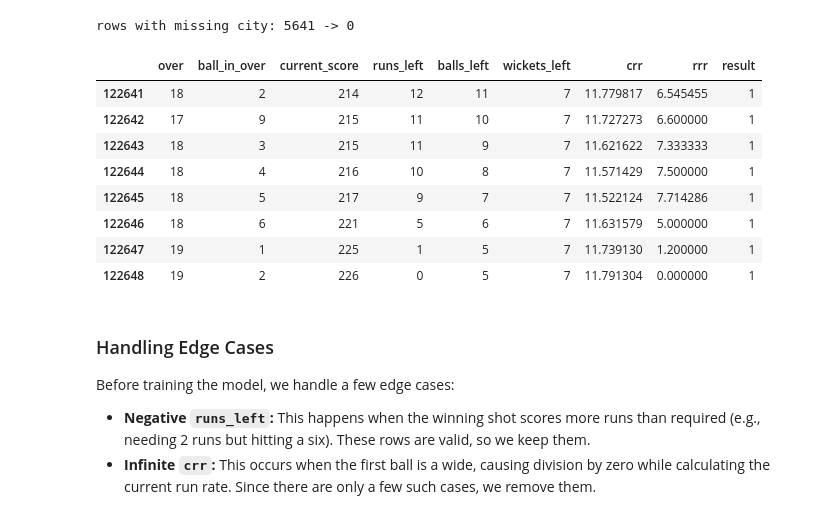
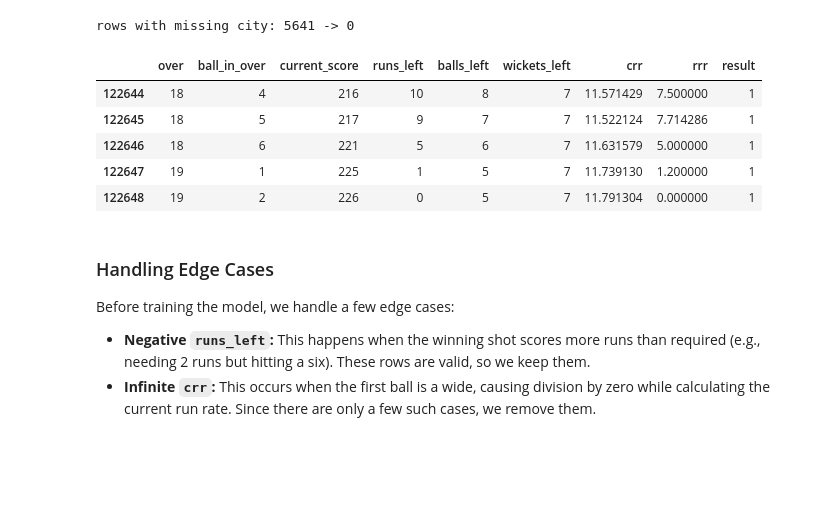
Before and after one commit to AyushGautam5/IPL_Win_Probability_Predictor, a Jupyter notebook: ipl_win_probability.ipynb, the cells around one changed output. Saved outputs shown, nothing was run; the diff lists cells and outputs as text; code cells hidden in the pictures; blank space fills up the shorter version.

```diff
--- a/ipl_win_probability.ipynb
+++ b/ipl_win_probability.ipynb
@@ -227,35 +227,32 @@ rows with missing city: 5641 -> 0
 # %%
 # --- current_score & runs_left ---
 second_innings['current_score'] = second_innings.groupby('match_id')['total_runs'].cumsum()
 second_innings['runs_left'] = second_innings['target'] - second_innings['current_score']
 
 # a delivery only counts against the 120-ball quota if it's neither a wide nor a no-ball
 second_innings['is_legal_ball'] = ((second_innings['wides'] == 0) & (second_innings['noballs'] == 0)).astype(int)
 second_innings['legal_balls_bowled'] = second_innings.groupby('match_id')['is_legal_ball'].cumsum()
 second_innings['balls_left'] = 120 - second_innings['legal_balls_bowled']
 
 # --- wickets_left ---
 second_innings['wickets_lost'] = second_innings.groupby('match_id')['is_wicket'].cumsum()
 second_innings['wickets_left'] = 10 - second_innings['wickets_lost']
 
 # --- run rates ---
 second_innings['crr'] = (second_innings['current_score'] * 6) / second_innings['legal_balls_bowled']
 second_innings['rrr'] = np.where(
     second_innings['balls_left'] > 0,
     (second_innings['runs_left'] * 6) / second_innings['balls_left'],
     np.nan,
 )
 
 # Using the existing 'batting_team_won' column as the target label.
 second_innings['result'] = second_innings['batting_team_won']
 
 second_innings[['over', 'ball_in_over', 'current_score', 'runs_left', 'balls_left',
-                'wickets_left', 'crr', 'rrr', 'result']].tail(8)
+                'wickets_left', 'crr', 'rrr', 'result']].tail()
 # %% [output]
 |  | over | ball_in_over | current_score | runs_left | balls_left | wickets_left | crr | rrr | result |
-| 122641 | 18 | 2 | 214 | 12 | 11 | 7 | 11.779817 | 6.545455 | 1 |
-| 122642 | 17 | 9 | 215 | 11 | 10 | 7 | 11.727273 | 6.600000 | 1 |
-| 122643 | 18 | 3 | 215 | 11 | 9 | 7 | 11.621622 | 7.333333 | 1 |
 | 122644 | 18 | 4 | 216 | 10 | 8 | 7 | 11.571429 | 7.500000 | 1 |
 | 122645 | 18 | 5 | 217 | 9 | 7 | 7 | 11.522124 | 7.714286 | 1 |
 | 122646 | 18 | 6 | 221 | 5 | 6 | 7 | 11.631579 | 5.000000 | 1 |
```
Also changed, not shown: parts of 3 cells of this notebook.
